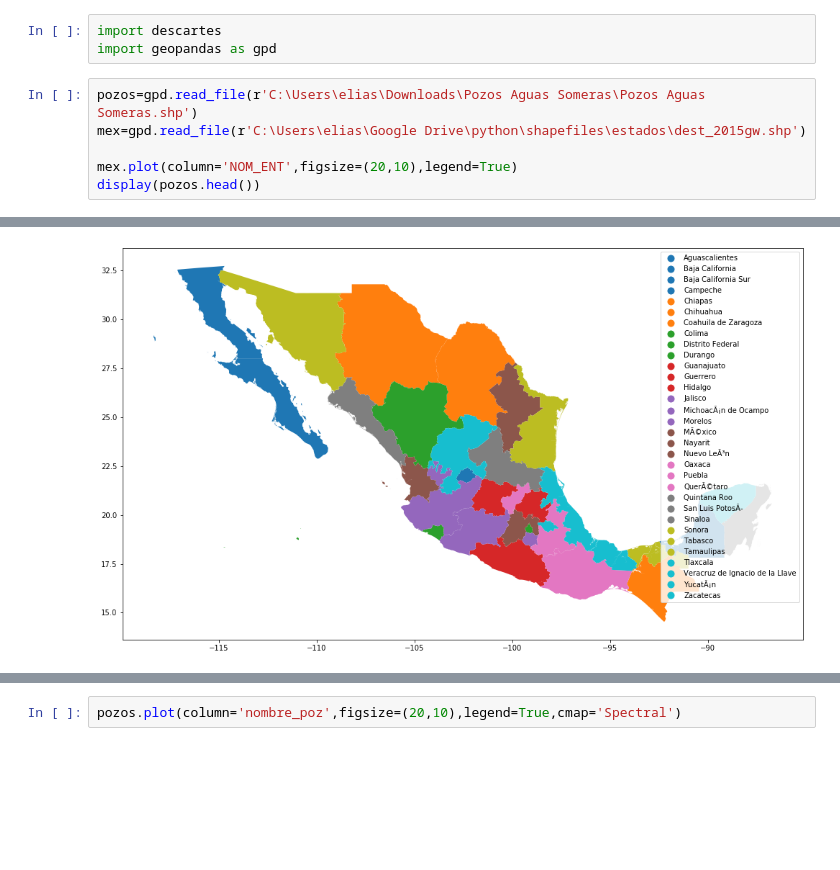
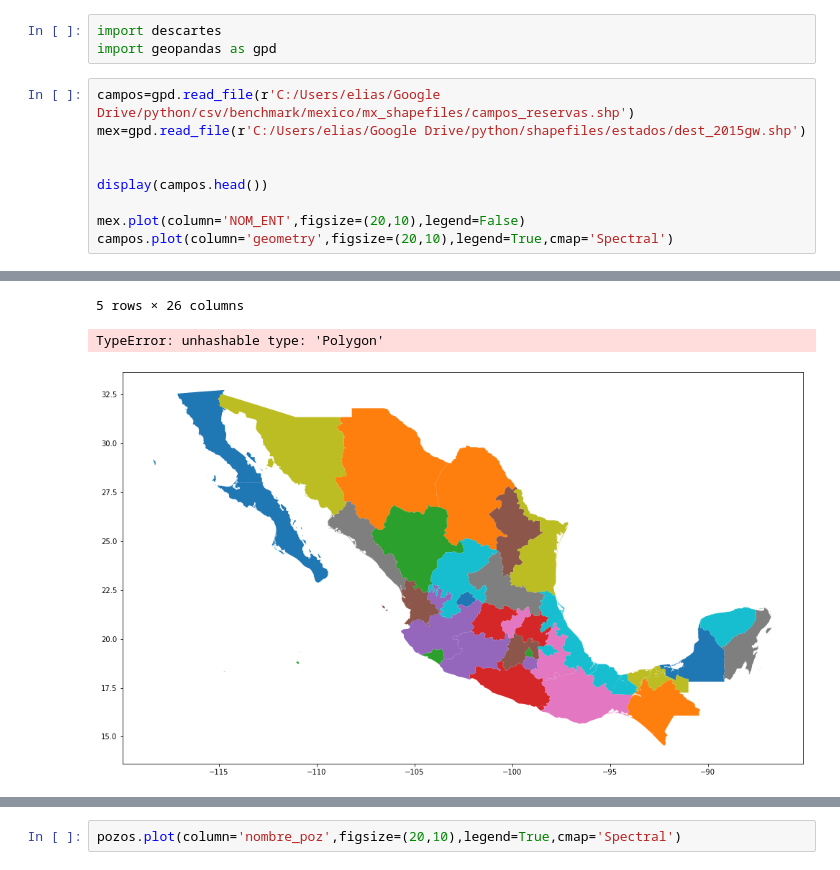
Before and after one commit to eliasft/projects, a Jupyter notebook: geopandas.ipynb, the cells around one changed output, grey strips where cells are left out. Drawn from its saved outputs; the diff is of its cells as text; blank space fills up the shorter version.

```diff
--- a/geopandas.ipynb
+++ b/geopandas.ipynb
@@ -280,9 +280,12 @@ fig.show()
 import descartes
 import geopandas as gpd
 # %%
-pozos=gpd.read_file(r'C:\Users\elias\Downloads\Pozos Aguas Someras\Pozos Aguas Someras.shp')
-mex=gpd.read_file(r'C:\Users\elias\Google Drive\python\shapefiles\estados\dest_2015gw.shp')
+campos=gpd.read_file(r'C:/Users/elias/Google Drive/python/csv/benchmark/mexico/mx_shapefiles/campos_reservas.shp')
+mex=gpd.read_file(r'C:/Users/elias/Google Drive/python/shapefiles/estados/dest_2015gw.shp')
 
-mex.plot(column='NOM_ENT',figsize=(20,10),legend=True)
-display(pozos.head())
+
+display(campos.head())
+
+mex.plot(column='NOM_ENT',figsize=(20,10),legend=False)
+campos.plot(column='geometry',figsize=(20,10),legend=True,cmap='Spectral')
 # %% [output]
@@ -295 +298,3 @@ display(pozos.head())
+5 rows × 26 columns
+TypeError: unhashable type: 'Polygon'
-[figure, old version]
+[figure, new version]
```
Also changed, not shown: parts of 1 cell of this notebook, 2 other files.
